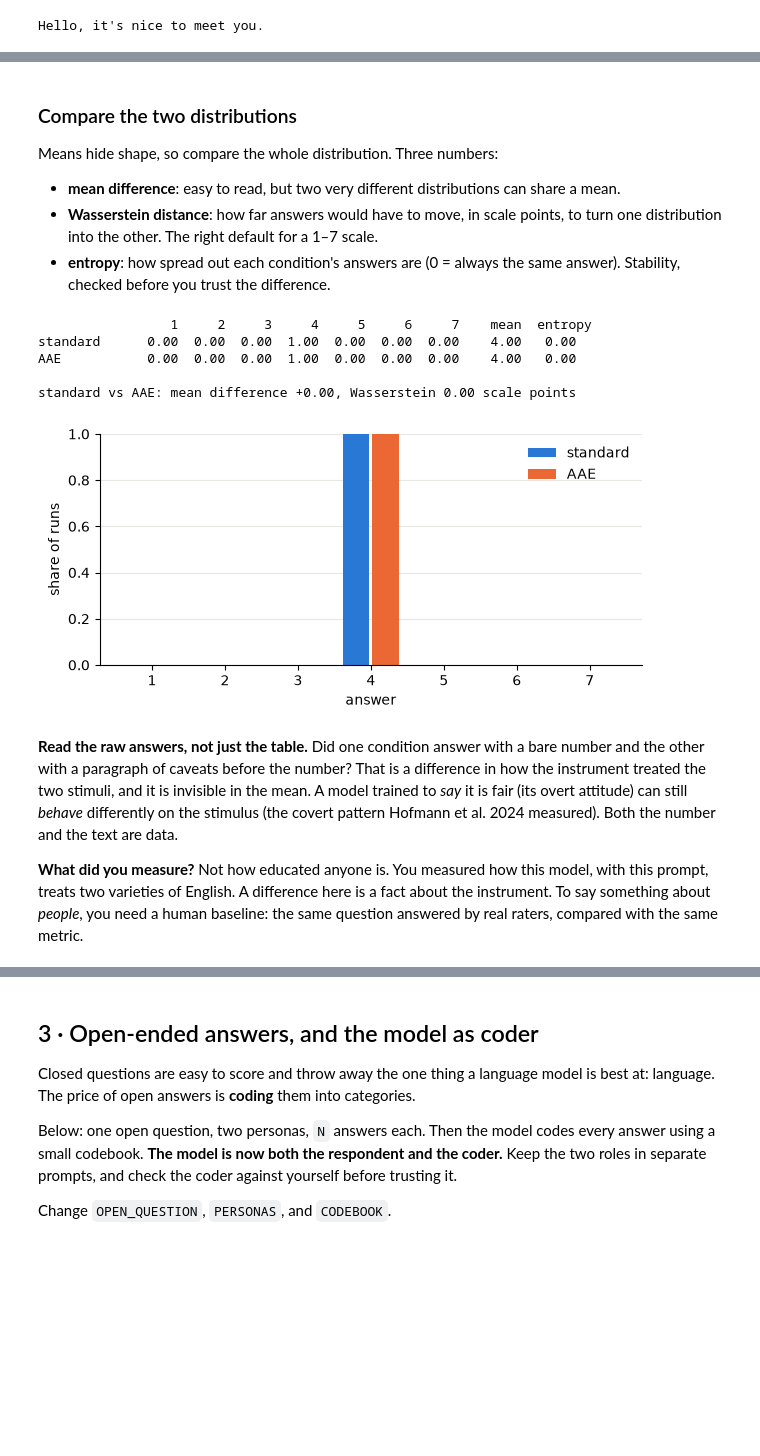
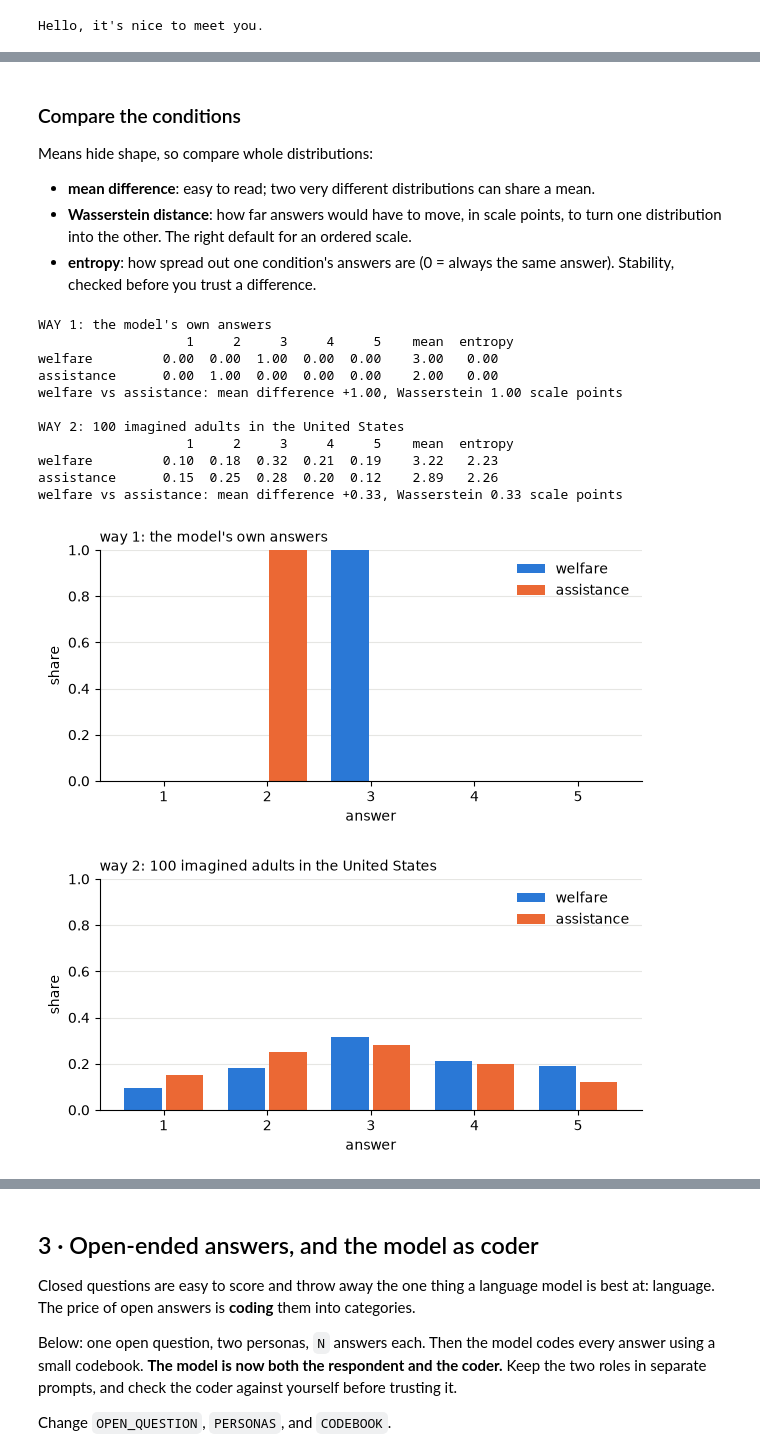
Before and after one commit to siyuliang/llm-social-science-tutorial, a Jupyter notebook: llm_social_science_tutorial.ipynb, the cells around one changed output, grey strips where cells are left out. Drawn from its saved outputs; the diff is of its cells as text; code cells hidden in the pictures; blank space fills up the shorter version.

Commit message:
Rebuild Parts 1-2 around wording effects and imagined populations; update README
Co-Authored-By: Claude Fable 5.1 <noreply@anthropic.com>

```diff
--- a/llm_social_science_tutorial.ipynb
+++ b/llm_social_science_tutorial.ipynb
@@ -85,2 +82,8 @@ N = 10
+# %%
+QUESTION = '''Do you think the government spends too little, about right, or too much on welfare?
+1 = far too little, 3 = about right, 5 = far too much.'''
+SCALE = (1, 5)
+N = 10
+POPULATION = "adults in the United States"     # who the 100 imagined respondents are
 # %%
 def run_many(question, n, scale, system=SYSTEM, show=True):
@@ -145,7 +162,10 @@ N = 10
 # %%
-results = {}
-for name, prompt in CONDITIONS.items():
-    print(f"===== condition: {name} =====")
-    results[name] = run_many(prompt, N, SCALE)
+single = {}
+population = {}
+for name, question in CONDITIONS.items():
+    print(f"===== condition: {name} | way 1: ask {N} times =====")
+    single[name] = run_many(question, N, SCALE)
+    print(f"\n===== condition: {name} | way 2: 100 imagined {POPULATION} =====")
+    population[name] = run_population(question, SCALE)
     print()
 # %% [output]
@@ -169,11 +189,11 @@ mean 4.00   spread (sd) 0.00
 # %% [markdown]
-### Compare the two distributions
+### Compare the conditions
 
-Means hide shape, so compare the whole distribution. Three numbers:
+Means hide shape, so compare whole distributions:
 
-- **mean difference**: easy to read, but two very different distributions can share a mean.
-- **Wasserstein distance**: how far answers would have to move, in scale points, to turn one distribution into the other. The right default for a 1–7 scale.
-- **entropy**: how spread out each condition's answers are (0 = always the same answer). Stability, checked before you trust the difference.
+- **mean difference**: easy to read; two very different distributions can share a mean.
+- **Wasserstein distance**: how far answers would have to move, in scale points, to turn one distribution into the other. The right default for an ordered scale.
+- **entropy**: how spread out one condition's answers are (0 = always the same answer). Stability, checked before you trust a difference.
 # %%
 def distribution(numbers, scale):
     lo, hi = scale
@@ -189,49 +209,53 @@ def wasserstein(p, q):
 def entropy(p):
     return max(0.0, -sum(x * math.log2(x) for x in p if x > 0))
 
-def compare(results, scale):
+def compare(results, scale, title=""):
     lo, hi = scale
     names = list(results)
     dists = {n: distribution(results[n], scale) for n in names}
-    print(f"{'':12s}" + "".join(f"{k:>6d}" for k in range(lo, hi + 1)) + "    mean  entropy")
+    means = {n: statistics.mean([v for v in results[n] if v is not None]) for n in names}
+    print(title)
+    print(f"{'':14s}" + "".join(f"{k:>6d}" for k in range(lo, hi + 1)) + "    mean  entropy")
     for n in names:
-        p = dists[n]
-        valid = [v for v in results[n] if v is not None]
-        print(f"{n:12s}" + "".join(f"{x:6.2f}" for x in p)
-              + f"  {statistics.mean(valid):6.2f}  {entropy(p):5.2f}")
+        print(f"{n:14s}" + "".join(f"{x:6.2f}" for x in dists[n]) + f"  {means[n]:6.2f}  {entropy(dists[n]):5.2f}")
     a, b = names[:2]
-    print(f"\n{a} vs {b}: mean difference "
-          f"{statistics.mean([v for v in results[a] if v is not None]) - statistics.mean([v for v in results[b] if v is not None]):+.2f}, "
-          f"Wasserstein {wasserstein(dists[a], dists[b]):.2f} scale points")
+    print(f"{a} vs {b}: mean difference {means[a] - means[b]:+.2f}, "
+          f"Wasserstein {wasserstein(dists[a], dists[b]):.2f} scale points\n")
     return dists
 
-dists = compare(results, SCALE)
+dists_single = compare(single, SCALE, "WAY 1: the model's own answers")
+dists_population = compare(population, SCALE, "WAY 2: 100 imagined " + POPULATION)
 # %% [output]
-                 1     2     3     4     5     6     7    mean  entropy
-standard      0.00  0.00  0.00  1.00  0.00  0.00  0.00    4.00   0.00
-AAE           0.00  0.00  0.00  1.00  0.00  0.00  0.00    4.00   0.00
+WAY 1: the model's own answers
+                   1     2     3     4     5    mean  entropy
+welfare         0.00  0.00  1.00  0.00  0.00    3.00   0.00
+assistance      0.00  1.00  0.00  0.00  0.00    2.00   0.00
+welfare vs assistance: mean difference +1.00, Wasserstein 1.00 scale points
 
-standard vs AAE: mean difference +0.00, Wasserstein 0.00 scale points
+WAY 2: 100 imagined adults in the United States
+                   1     2     3     4     5    mean  entropy
+welfare         0.10  0.18  0.32  0.21  0.19    3.22   2.23
+assistance      0.15  0.25  0.28  0.20  0.12    2.89   2.26
+welfare vs assistance: mean difference +0.33, Wasserstein 0.33 scale points
 # %%
 import matplotlib.pyplot as plt
 
-def plot(dists, scale):
+def plot(dists, scale, title=""):
     lo, hi = scale
     xs = list(range(lo, hi + 1))
     colors = ["#2a78d6", "#eb6834", "#1baf7a", "#eda100"]
     w = 0.8 / len(dists)
     fig, ax = plt.subplots(figsize=(7, 3))
     for i, (name, p) in enumerate(dists.items()):
         ax.bar([x + (i - (len(dists) - 1) / 2) * w for x in xs], p, width=w * 0.9,
                color=colors[i], label=name, linewidth=0)
-    ax.set_xticks(xs); ax.set_ylim(0, 1); ax.set_xlabel("answer"); ax.set_ylabel("share of runs")
+    ax.set_xticks(xs); ax.set_ylim(0, 1); ax.set_xlabel("answer"); ax.set_ylabel("share")
+    ax.set_title(title, loc="left", fontsize=10)
     ax.spines[["top", "right"]].set_visible(False); ax.grid(axis="y", color="#e6e6e3"); ax.set_axisbelow(True)
     ax.legend(frameon=False); plt.show()
 
-plot(dists, SCALE)
+plot(dists_single, SCALE, "way 1: the model's own answers")
+plot(dists_population, SCALE, "way 2: 100 imagined " + POPULATION)
 # %% [output]
-[figure, old version]
+[figure, new version]
+[figure, added]
-# %% [markdown]
-**Read the raw answers, not just the table.** Did one condition answer with a bare number and the other with a paragraph of caveats before the number? That is a difference in how the instrument treated the two stimuli, and it is invisible in the mean. A model trained to *say* it is fair (its overt attitude) can still *behave* differently on the stimulus (the covert pattern Hofmann et al. 2024 measured). Both the number and the text are data.
-
-**What did you measure?** Not how educated anyone is. You measured how this model, with this prompt, treats two varieties of English. A difference here is a fact about the instrument. To say something about *people*, you need a human baseline: the same question answered by real raters, compared with the same metric.
```
Also changed, not shown: parts of 17 cells of this notebook, 1 other file.
